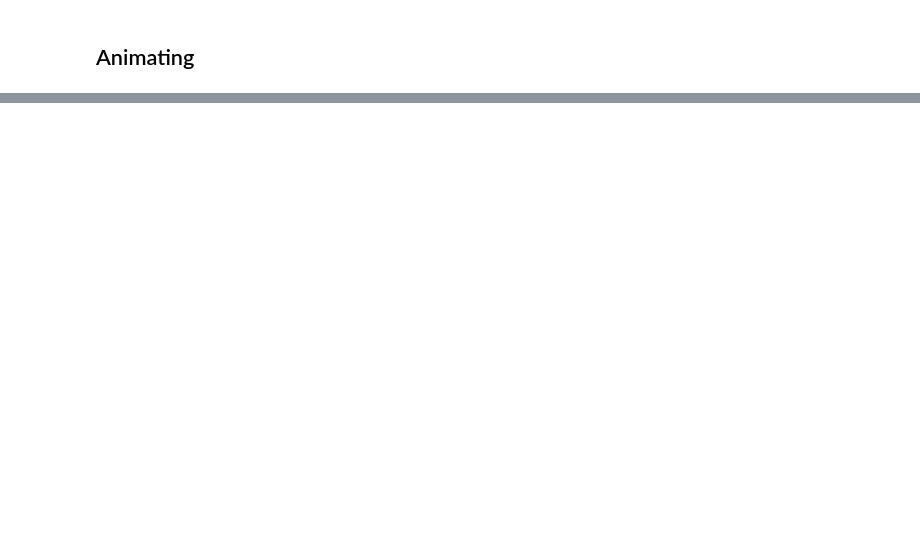
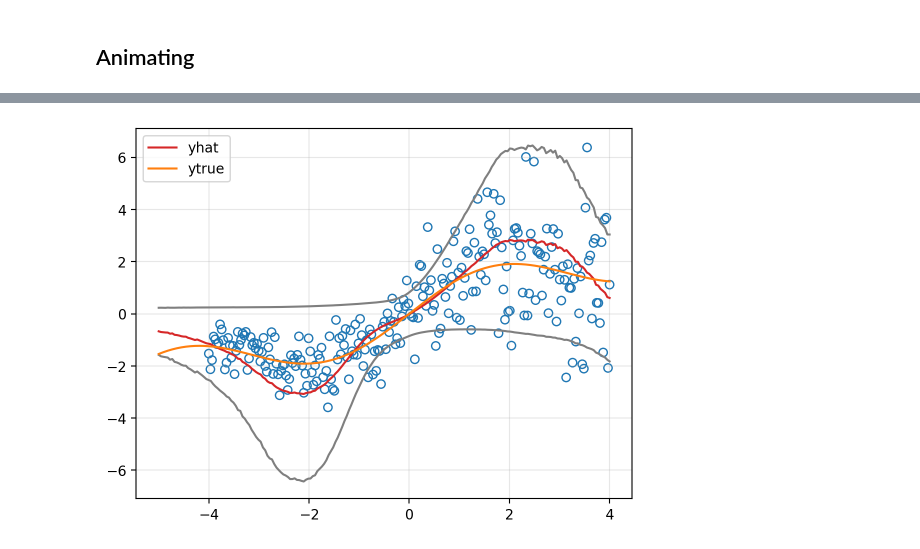
Before and after one commit to gerdm/bayes, a Jupyter notebook: exponential-families-ekf.ipynb, the cells around one changed output, grey strips where cells are left out. Drawn from its saved outputs; the diff is of its cells as text; code cells hidden in the pictures; blank space fills up the shorter version.

```diff
--- a/exponential-families-ekf.ipynb
+++ b/exponential-families-ekf.ipynb
@@ -156,0 +260,12 @@ MovieWriter ffmpeg unavailable; using Pillow instead.
+# %%
+%%time
+
+dynamics_covariance = 0.0
+D = (X, y)
+bel, bel_hist = jax.lax.scan(step, bel_init, D)
+
+xeval = jnp.linspace(-5, 4, 200)
+Xeval = fourier_basis(xeval[:, None], b)
+eta_eval = linkfn(bel.mean, Xeval)
+preds_eval = jax.vmap(mean, 1)(eta_eval)
+preds_eval = jax.tree_map(np.array, preds_eval)
@@ -156,0 +275,14 @@ MovieWriter ffmpeg unavailable; using Pillow instead.
+# %%
+mean_eval = preds_eval[:, 0]
+std_eval = jnp.sqrt(preds_eval[:, 1])
+# %%
+plt.plot(np.array(xeval), mean_eval + std_eval, c="tab:gray")
+plt.plot(np.array(xeval), mean_eval - std_eval, c="tab:gray")
+
+plt.plot(xeval, mean_eval, c="tab:red", label="yhat")
+plt.plot(xeval, xeval / 2 + jnp.sin(xeval), c="tab:orange", label="ytrue")
+plt.scatter(x, y, edgecolor="tab:blue", color="none")
+plt.legend()
+plt.grid(alpha=0.3)
+# %% [output]
+[figure, added]
```
Also changed, not shown: parts of 23 cells of this notebook.
